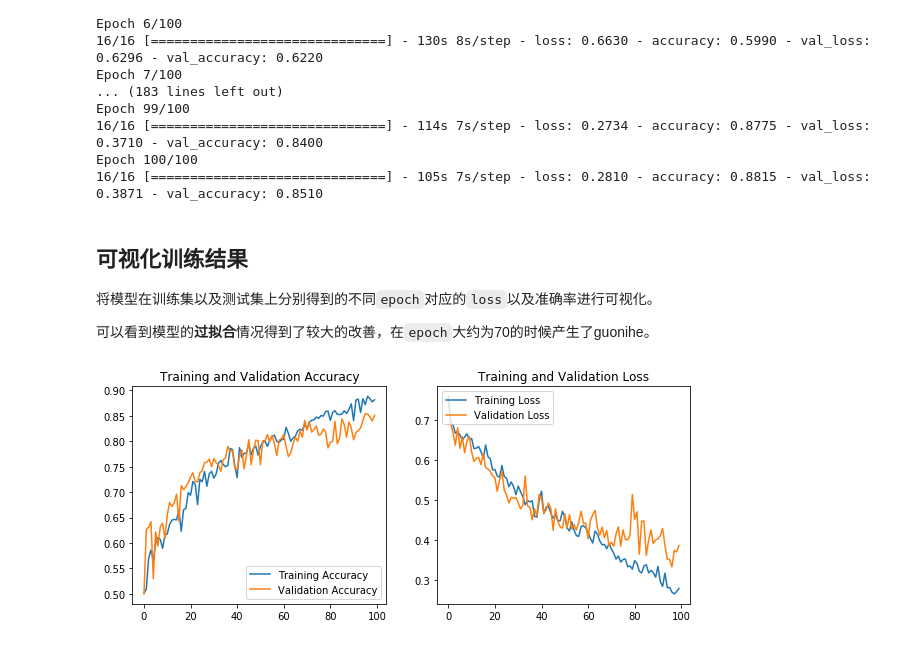
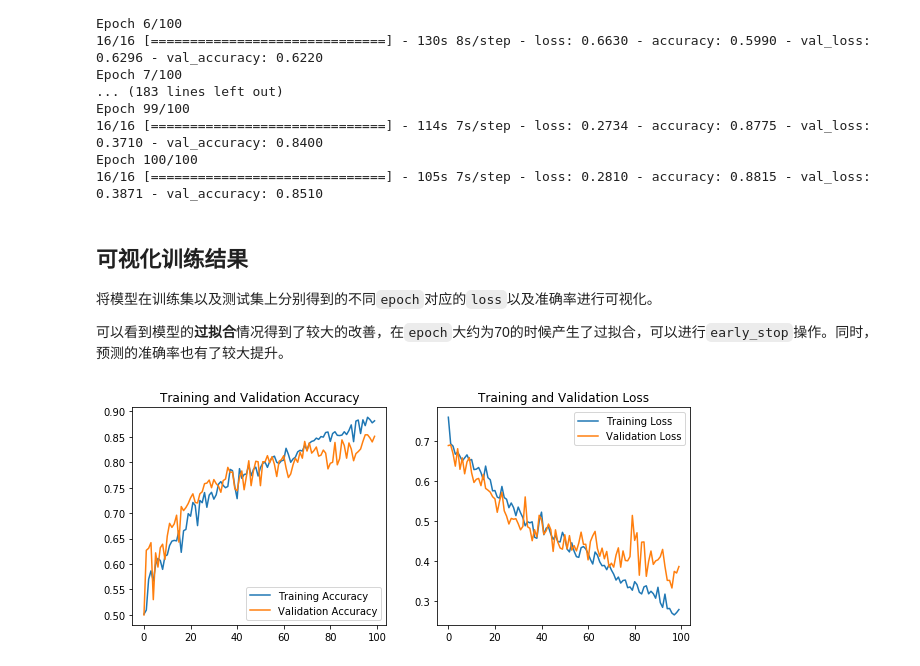
Before and after one commit to Arsener/tensorflow2.0beta_learning, a Jupyter notebook: Udacity Lesson 5/Dogs and Cats 2.0.ipynb, the cells around one changed output. Saved outputs shown, nothing was run; the diff lists cells and outputs as text; code cells hidden in the pictures.

Commit message:
Image Augmentation

```diff
--- a/Udacity Lesson 5/Dogs and Cats 2.0.ipynb
+++ b/Udacity Lesson 5/Dogs and Cats 2.0.ipynb
@@ -302,28 +302,28 @@ Epoch 100/100
 ## 可视化训练结果
 将模型在训练集以及测试集上分别得到的不同``epoch``对应的``loss``以及准确率进行可视化。
 
-可以看到模型的**过拟合**情况得到了较大的改善，在``epoch``大约为70的时候产生了guonihe。
+可以看到模型的**过拟合**情况得到了较大的改善，在``epoch``大约为70的时候产生了过拟合，可以进行``early_stop``操作。同时，预测的准确率也有了较大提升。
 # %%
 acc = history.history['accuracy']
 val_acc = history.history['val_accuracy']
 
 loss = history.history['loss']
 val_loss = history.history['val_loss']
 
 epochs_range = range(EPOCHS)
 
 plt.figure(figsize=(10, 4))
 plt.subplot(1, 2, 1)
 plt.plot(epochs_range, acc, label='Training Accuracy')
 plt.plot(epochs_range, val_acc, label='Validation Accuracy')
 plt.legend(loc='lower right')
 plt.title('Training and Validation Accuracy')
 
 plt.subplot(1, 2, 2)
 plt.plot(epochs_range, loss, label='Training Loss')
 plt.plot(epochs_range, val_loss, label='Validation Loss')
-plt.legend(loc='upper left')
+plt.legend(loc='upper right')
 plt.title('Training and Validation Loss')
 plt.show()
 # %% [output]
-[figure, old version]
+[figure, new version]
```
